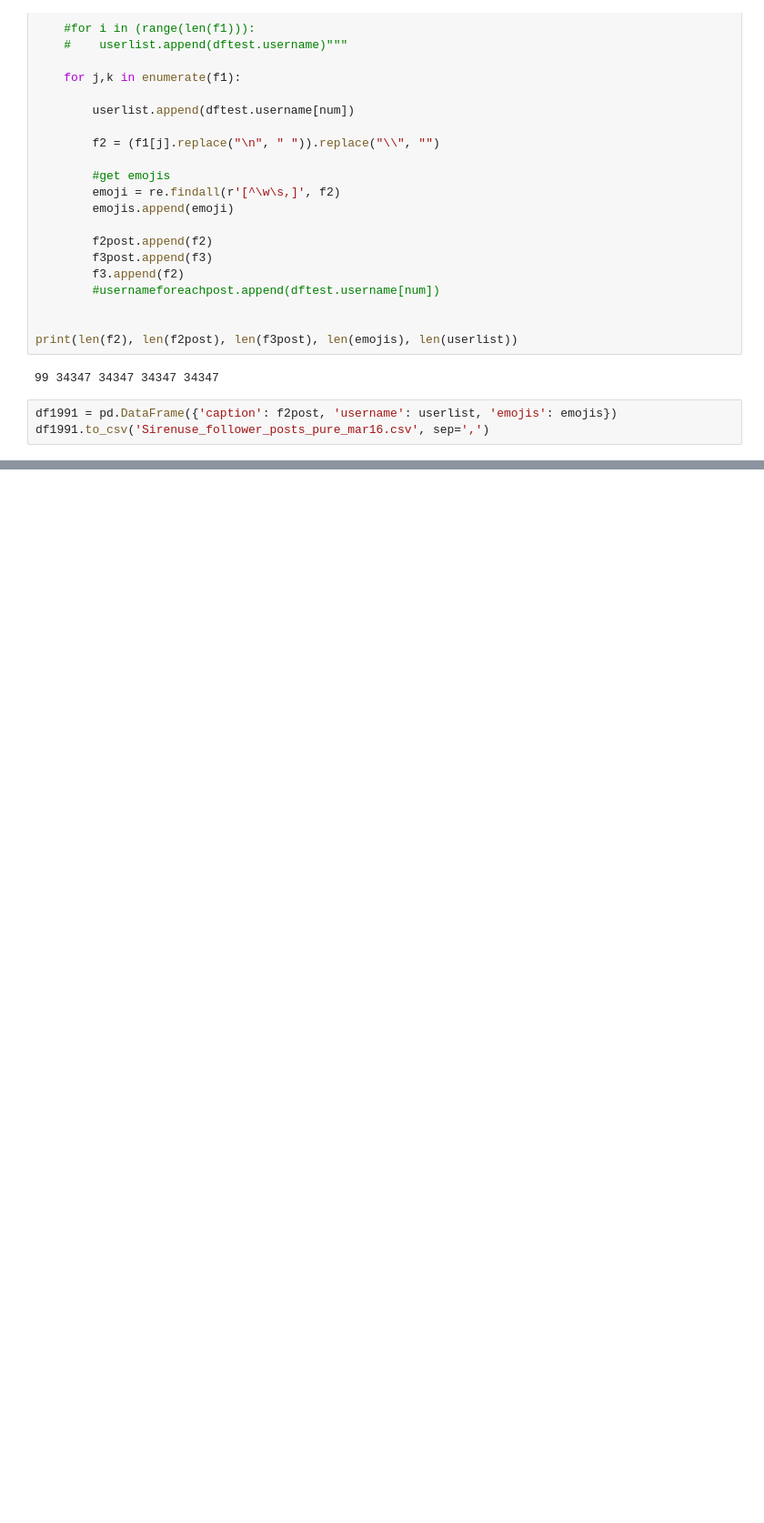
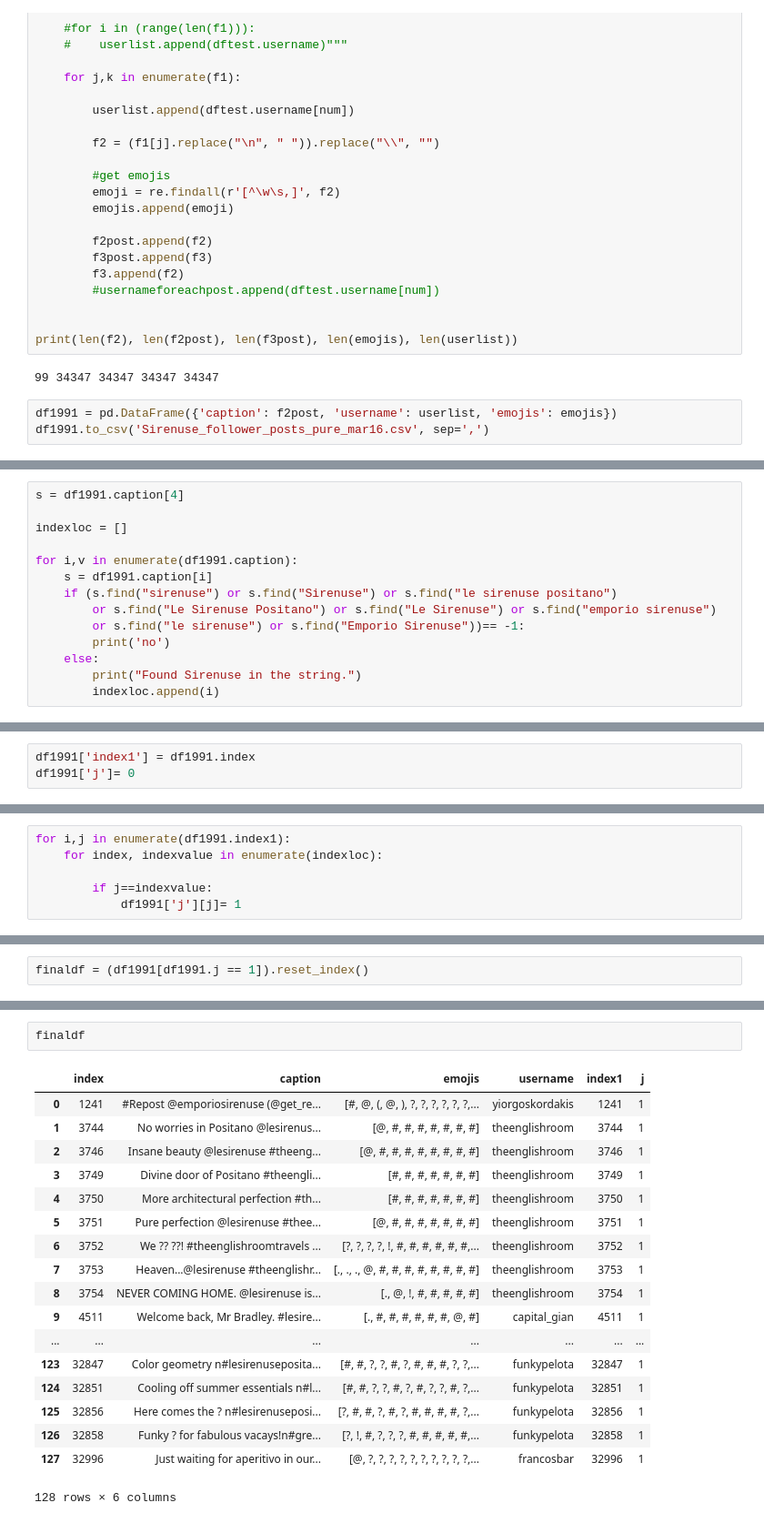
Before and after one commit to kmavon/dataswag, a Jupyter notebook: Text_Analysis/DFs_for_MV_and_FM_ALL.ipynb, the cells around one changed output, grey strips where cells are left out. Shown at 91% size. Drawn from its saved outputs; the diff is of its cells as text; blank space fills up the shorter version.

```diff
--- a/Text_Analysis/DFs_for_MV_and_FM_ALL.ipynb
+++ b/Text_Analysis/DFs_for_MV_and_FM_ALL.ipynb
@@ -161,0 +167,14 @@ len(df1991.username.unique())
+# %%
+s = df1991.caption[4]
+
+indexloc = []
+
+for i,v in enumerate(df1991.caption):
+    s = df1991.caption[i]
+    if (s.find("sirenuse") or s.find("Sirenuse") or s.find("le sirenuse positano")
+        or s.find("Le Sirenuse Positano") or s.find("Le Sirenuse") or s.find("emporio sirenuse")
+        or s.find("le sirenuse") or s.find("Emporio Sirenuse"))== -1:
+        print('no')
+    else:
+        print("Found Sirenuse in the string.")
+        indexloc.append(i)
@@ -161,0 +224,3 @@ len(df1991.username.unique())
+# %%
+df1991['index1'] = df1991.index
+df1991['j']= 0
@@ -161,0 +231,6 @@ len(df1991.username.unique())
+# %%
+for i,j in enumerate(df1991.index1):
+    for index, indexvalue in enumerate(indexloc):
+
+        if j==indexvalue:
+            df1991['j'][j]= 1
@@ -161,0 +247,2 @@ len(df1991.username.unique())
+# %%
+finaldf = (df1991[df1991.j == 1]).reset_index()
@@ -161,0 +255,21 @@ len(df1991.username.unique())
+# %%
+finaldf
+# %% [output]
+|  | index | caption | emojis | username | index1 | j |
+| 0 | 1241 | #Repost @emporiosirenuse (@get_re... | [#, @, (, @, ), ?, ?, ?, ?, ?, ?,... | yiorgoskordakis | 1241 | 1 |
+| 1 | 3744 | No worries in Positano @lesirenus... | [@, #, #, #, #, #, #, #] | theenglishroom | 3744 | 1 |
+| 2 | 3746 | Insane beauty @lesirenuse #theeng... | [@, #, #, #, #, #, #, #, #] | theenglishroom | 3746 | 1 |
+| 3 | 3749 | Divine door of Positano #theengli... | [#, #, #, #, #, #, #] | theenglishroom | 3749 | 1 |
+| 4 | 3750 | More architectural perfection #th... | [#, #, #, #, #, #, #] | theenglishroom | 3750 | 1 |
+| 5 | 3751 | Pure perfection @lesirenuse #thee... | [@, #, #, #, #, #, #, #] | theenglishroom | 3751 | 1 |
+| 6 | 3752 | We ?? ??! #theenglishroomtravels ... | [?, ?, ?, ?, !, #, #, #, #, #, #,... | theenglishroom | 3752 | 1 |
+| 7 | 3753 | Heaven...@lesirenuse #theenglishr... | [., ., ., @, #, #, #, #, #, #, #, #] | theenglishroom | 3753 | 1 |
+| 8 | 3754 | NEVER COMING HOME. @lesirenuse is... | [., @, !, #, #, #, #, #] | theenglishroom | 3754 | 1 |
+| 9 | 4511 | Welcome back, Mr Bradley. #lesire... | [., #, #, #, #, #, #, @, #] | capital_gian | 4511 | 1 |
+| ... | ... | ... | ... | ... | ... | ... |
+| 123 | 32847 | Color geometry n#lesirenuseposita... | [#, #, ?, ?, #, ?, #, #, #, ?, ?,... | funkypelota | 32847 | 1 |
+| 124 | 32851 | Cooling off summer essentials n#l... | [#, #, ?, ?, #, ?, #, ?, ?, #, ?,... | funkypelota | 32851 | 1 |
+| 125 | 32856 | Here comes the ? n#lesirenuseposi... | [?, #, #, ?, #, ?, #, #, #, #, ?,... | funkypelota | 32856 | 1 |
+| 126 | 32858 | Funky ? for fabulous vacays!n#gre... | [?, !, #, ?, ?, ?, #, #, #, #, #,... | funkypelota | 32858 | 1 |
+| 127 | 32996 | Just waiting for aperitivo in our... | [@, ?, ?, ?, ?, ?, ?, ?, ?, ?, ?,... | francosbar | 32996 | 1 |
+128 rows × 6 columns
```
Also changed, not shown: parts of 10 cells of this notebook, 1 other file.
